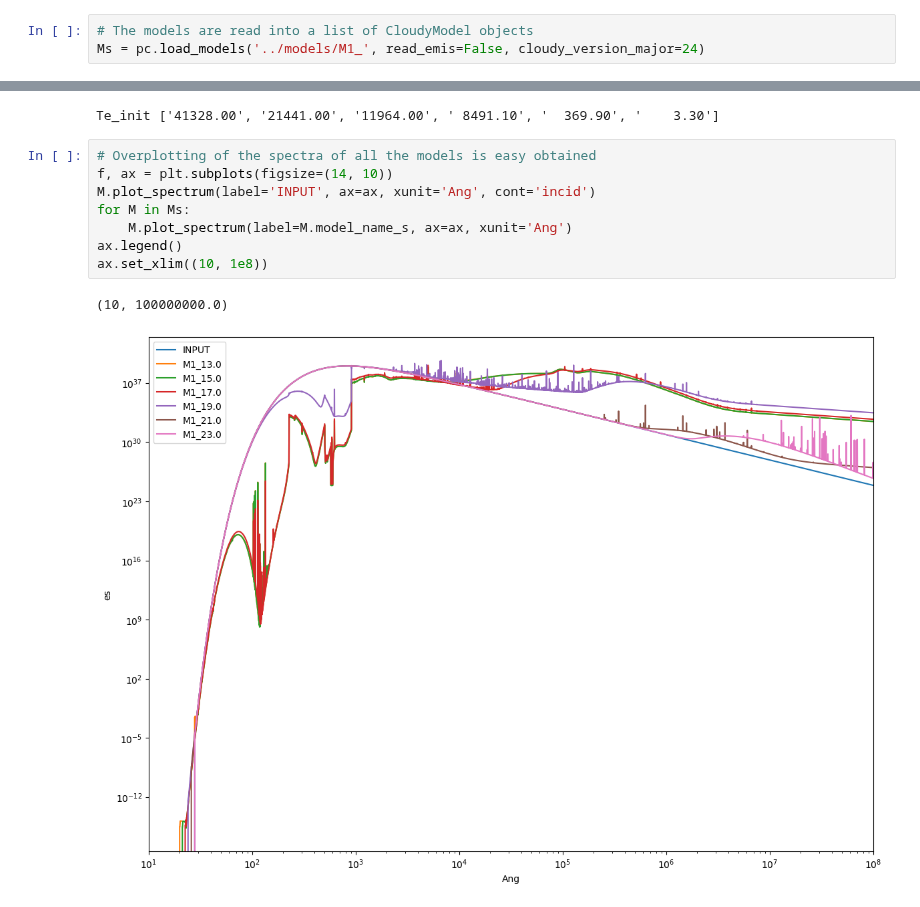
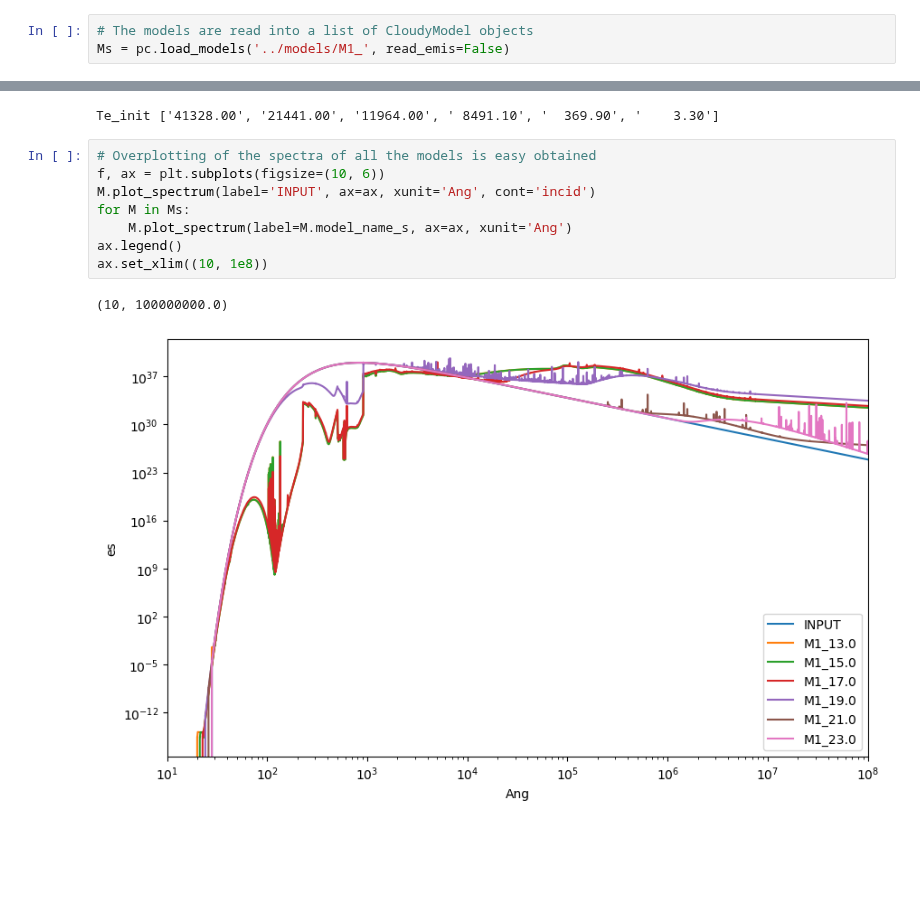
Before and after one commit to Morisset/Cloudy_Summer_School, a Jupyter notebook: Notebooks/1.1.FirstModels.ipynb, the cells around one changed output, grey strips where cells are left out. Saved outputs shown, nothing was run; the diff lists cells and outputs as text; blank space fills up the shorter version.

```diff
--- a/Notebooks/1.1.FirstModels.ipynb
+++ b/Notebooks/1.1.FirstModels.ipynb
@@ -323,7 +323,7 @@ make: [M1_15.0.out] Error 2 (ignored)
 make: [M1_13.0.out] Error 2 (ignored)
 # %%
 # The models are read into a list of CloudyModel objects
-Ms = pc.load_models('../models/M1_', read_emis=False, cloudy_version_major=24)
+Ms = pc.load_models('../models/M1_', read_emis=False)
 # %%
 # The list is sorted according to the inner radius
 Ms = sorted(Ms, key = lambda M:M.r_in)
@@ -370,12 +370,12 @@ print('Te_init', ['{:8.2f}'.format(Ti) for Ti in Tinit])
 Te_init ['41328.00', '21441.00', '11964.00', ' 8491.10', '  369.90', '    3.30']
 # %%
 # Overplotting of the spectra of all the models is easy obtained
-f, ax = plt.subplots(figsize=(14, 10))
+f, ax = plt.subplots(figsize=(10, 6))
 M.plot_spectrum(label='INPUT', ax=ax, xunit='Ang', cont='incid')
 for M in Ms:
     M.plot_spectrum(label=M.model_name_s, ax=ax, xunit='Ang')
 ax.legend()
 ax.set_xlim((10, 1e8))
 # %% [output]
 (10, 100000000.0)
-[figure, old version]
+[figure, new version]
```
Also changed, not shown: parts of 2 cells of this notebook.
